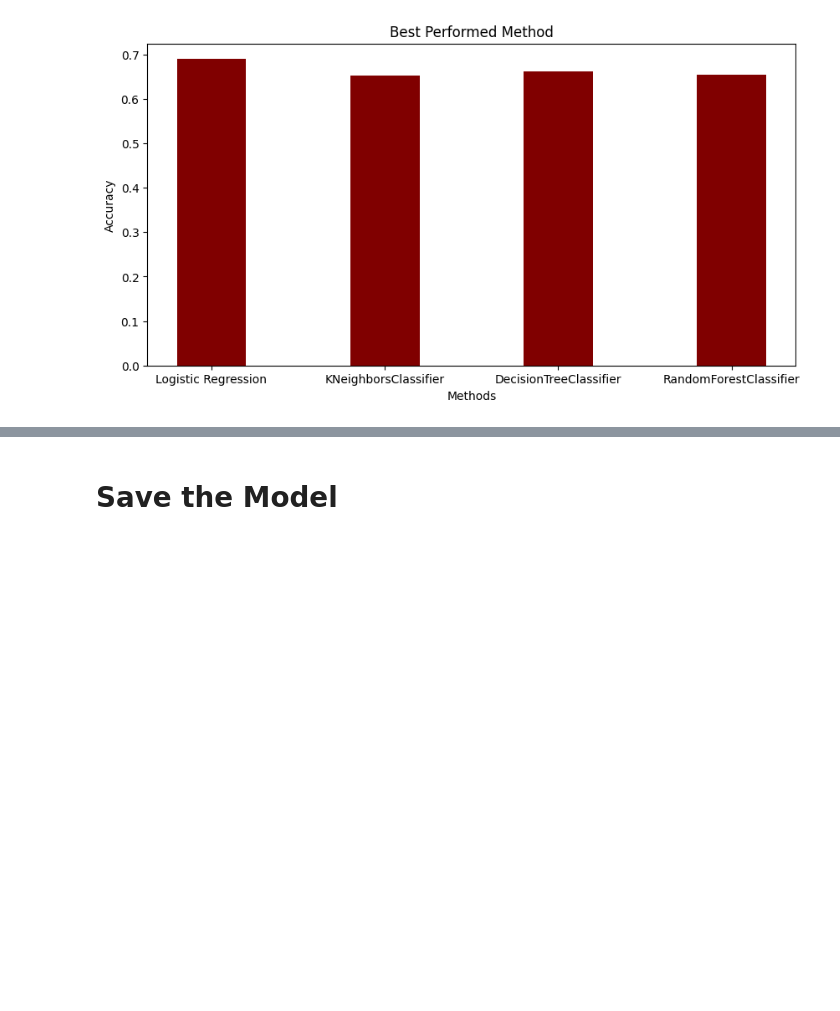
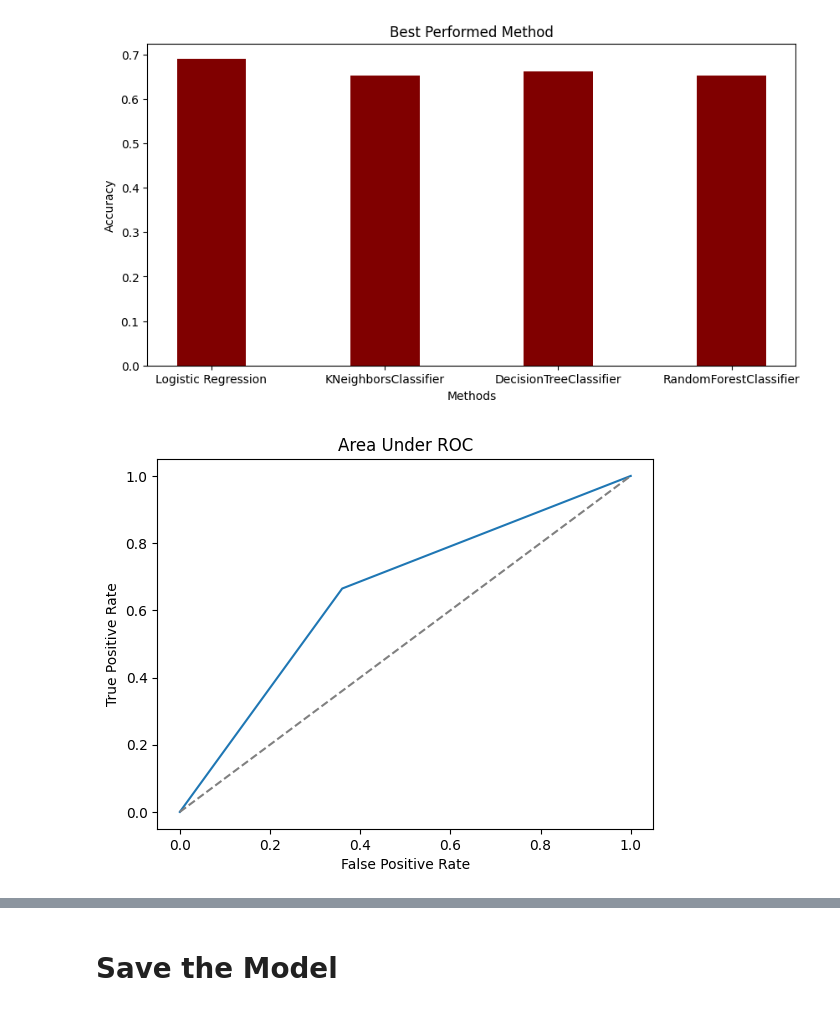
Before and after one commit to ghazalna/Project-predicts-US-job-salaries-e.g.-data-scientist-engineer-, a Jupyter notebook: Salary_Estimate_Classification.ipynb, the cells around one changed output, grey strips where cells are left out. Cells and saved outputs as stored; diff of their text form; code cells hidden in the pictures; blank space fills up the shorter version.

```diff
--- a/Salary_Estimate_Classification.ipynb
+++ b/Salary_Estimate_Classification.ipynb
@@ -108,9 +108,9 @@ df['Max_salary']=df['Max_salary'].astype(int)
 df['Average_salary'] = (df.Min_salary + df.Max_salary)/2
 # %%
 # State: what state is the job in
-
 df['State'] = df['Location'].apply(lambda x: x.split()[-1])
-df = df[df.State != 'Kingdom'] # remove United Kingdom
+df = df[df.State != 'Kingdom'].copy()  # Use .copy() to create a copy of the DataFrame
+ # remove United Kingdom
 # %%
 def title_organizer(x):
         """
@@ -521,0 +519,17 @@ plt.show()
+# %%
+# Assuming prediction_Knn contains predicted probabilities
+fpr, tpr, _ = roc_curve(y_test, prediction_Knn)
+
+# Plot ROC curve
+RocCurveDisplay(fpr=fpr, tpr=tpr).plot()
+
+# Plot the diagonal line
+plt.plot([0, 1], [0, 1], linestyle='--', color='gray')
+
+# Set plot title
+plt.title('Area Under ROC')
+
+# Show the plot
+plt.show()
+# %% [output]
+[figure, added]
```
Also changed, not shown: parts of 12 cells of this notebook.
